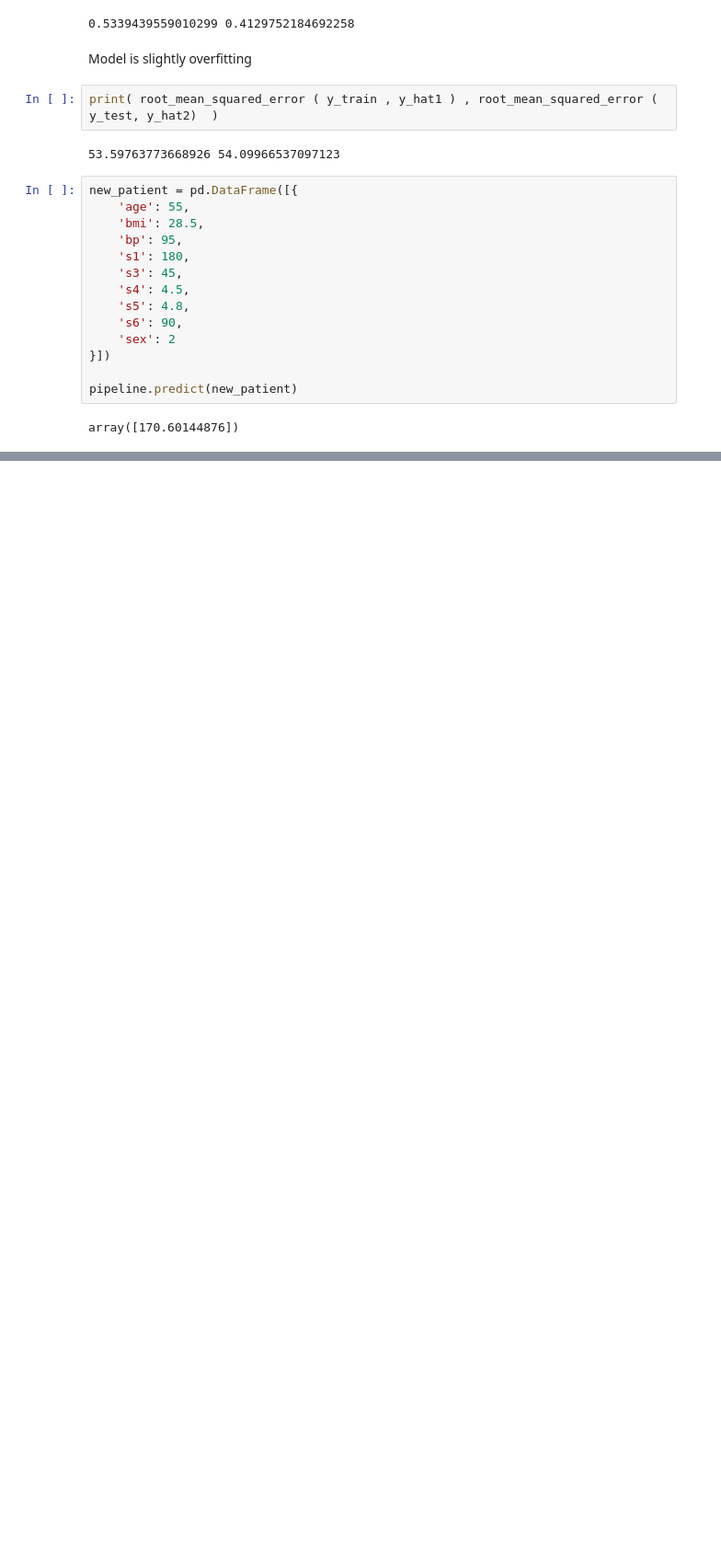
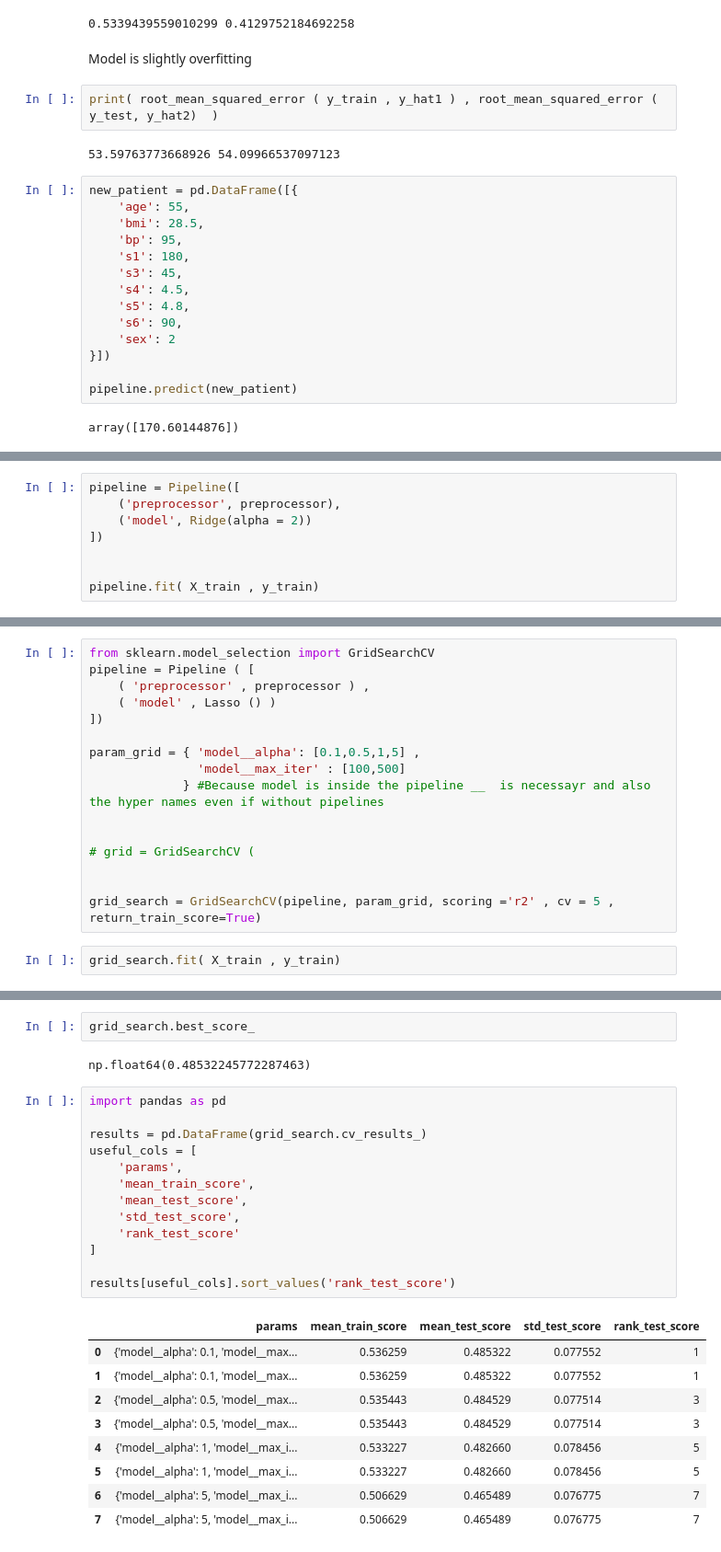
Before and after one commit to qamarr6092/Machine-Learning, a Jupyter notebook: Linear Regression/linear_regression.ipynb, the cells around one changed output, grey strips where cells are left out. Shown at 92% size. Cells and saved outputs as stored; diff of their text form; blank space fills up the shorter version.

```diff
--- a/Linear Regression/linear_regression.ipynb
+++ b/Linear Regression/linear_regression.ipynb
@@ -515,0 +518,8 @@ array([170.60144876])
+# %%
+pipeline = Pipeline([
+    ('preprocessor', preprocessor),
+    ('model', Ridge(alpha = 2))
+])
+
+
+pipeline.fit( X_train , y_train)
@@ -515,0 +589,18 @@ array([170.60144876])
+# %%
+from sklearn.model_selection import GridSearchCV
+pipeline = Pipeline ( [
+    ( 'preprocessor' , preprocessor ) ,
+    ( 'model' , Lasso () )
+])
+
+param_grid = { 'model__alpha': [0.1,0.5,1,5] ,
+               'model__max_iter' : [100,500]
+             } #Because model is inside the pipeline __  is necessayr and also the hyper names even if without pipelines
+
+
+# grid = GridSearchCV (
+
+
+grid_search = GridSearchCV(pipeline, param_grid, scoring ='r2' , cv = 5 , return_train_score=True)
+# %%
+grid_search.fit( X_train , y_train)
@@ -515,0 +632,27 @@ array([170.60144876])
+# %%
+grid_search.best_score_
+# %% [output]
+np.float64(0.48532245772287463)
+# %%
+import pandas as pd
+
+results = pd.DataFrame(grid_search.cv_results_)
+useful_cols = [
+    'params',
+    'mean_train_score',
+    'mean_test_score',
+    'std_test_score',
+    'rank_test_score'
+]
+
+results[useful_cols].sort_values('rank_test_score')
+# %% [output]
+|  | params | mean_train_score | mean_test_score | std_test_score | rank_test_score |
+| 0 | {'model__alpha': 0.1, 'model__max... | 0.536259 | 0.485322 | 0.077552 | 1 |
+| 1 | {'model__alpha': 0.1, 'model__max... | 0.536259 | 0.485322 | 0.077552 | 1 |
+| 2 | {'model__alpha': 0.5, 'model__max... | 0.535443 | 0.484529 | 0.077514 | 3 |
+| 3 | {'model__alpha': 0.5, 'model__max... | 0.535443 | 0.484529 | 0.077514 | 3 |
+| 4 | {'model__alpha': 1, 'model__max_i... | 0.533227 | 0.482660 | 0.078456 | 5 |
+| 5 | {'model__alpha': 1, 'model__max_i... | 0.533227 | 0.482660 | 0.078456 | 5 |
+| 6 | {'model__alpha': 5, 'model__max_i... | 0.506629 | 0.465489 | 0.076775 | 7 |
+| 7 | {'model__alpha': 5, 'model__max_i... | 0.506629 | 0.465489 | 0.076775 | 7 |
```
Also changed, not shown: parts of 24 cells of this notebook.
